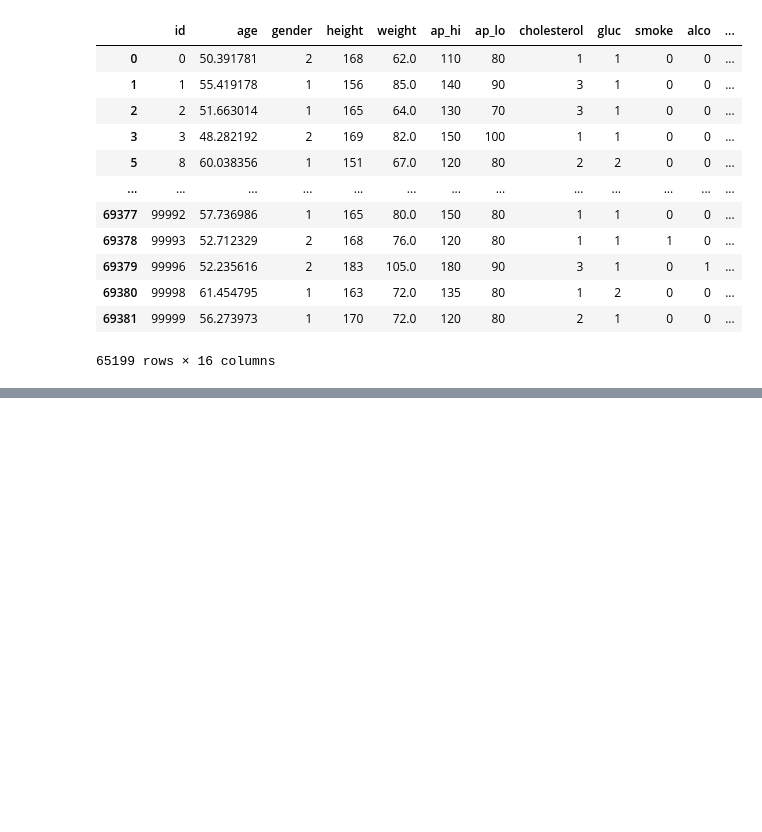
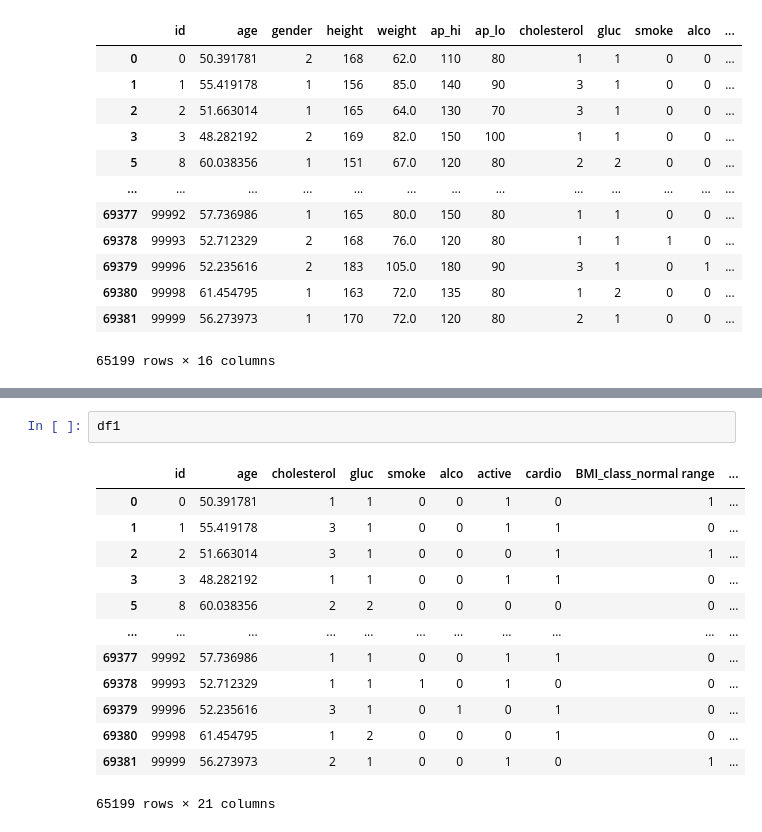
Before and after one commit to Razjoh/Machine-learning-Rasmus-Johansson, a Jupyter notebook: Labb/EDA_disease.ipynb, the cells around one changed output, grey strips where cells are left out. Drawn from its saved outputs; the diff is of its cells as text; blank space fills up the shorter version.

```diff
--- a/Labb/EDA_disease.ipynb
+++ b/Labb/EDA_disease.ipynb
@@ -631,0 +667,16 @@ for label, ax in zip(labels, axes.flatten()):
+# %%
+df1
+# %% [output]
+|  | id | age | cholesterol | gluc | smoke | alco | active | cardio | BMI_class_normal range | ... |
+| 0 | 0 | 50.391781 | 1 | 1 | 0 | 0 | 1 | 0 | 1 | ... |
+| 1 | 1 | 55.419178 | 3 | 1 | 0 | 0 | 1 | 1 | 0 | ... |
+| 2 | 2 | 51.663014 | 3 | 1 | 0 | 0 | 0 | 1 | 1 | ... |
+| 3 | 3 | 48.282192 | 1 | 1 | 0 | 0 | 1 | 1 | 0 | ... |
+| 5 | 8 | 60.038356 | 2 | 2 | 0 | 0 | 0 | 0 | 0 | ... |
+| ... | ... | ... | ... | ... | ... | ... | ... | ... | ... | ... |
+| 69377 | 99992 | 57.736986 | 1 | 1 | 0 | 0 | 1 | 1 | 0 | ... |
+| 69378 | 99993 | 52.712329 | 1 | 1 | 1 | 0 | 1 | 0 | 0 | ... |
+| 69379 | 99996 | 52.235616 | 3 | 1 | 0 | 1 | 0 | 1 | 0 | ... |
+| 69380 | 99998 | 61.454795 | 1 | 2 | 0 | 0 | 0 | 1 | 0 | ... |
+| 69381 | 99999 | 56.273973 | 2 | 1 | 0 | 0 | 1 | 0 | 1 | ... |
+65199 rows × 21 columns
```
Also changed, not shown: parts of 8 cells of this notebook.
